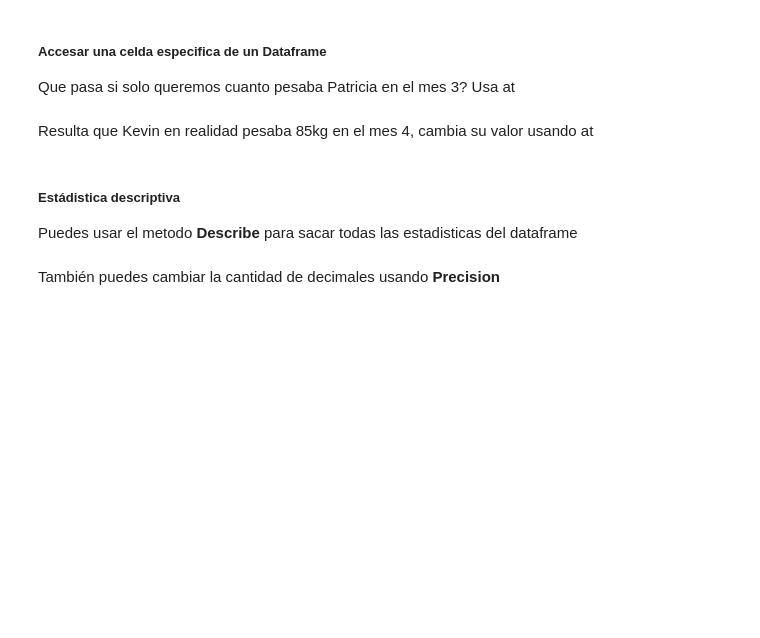
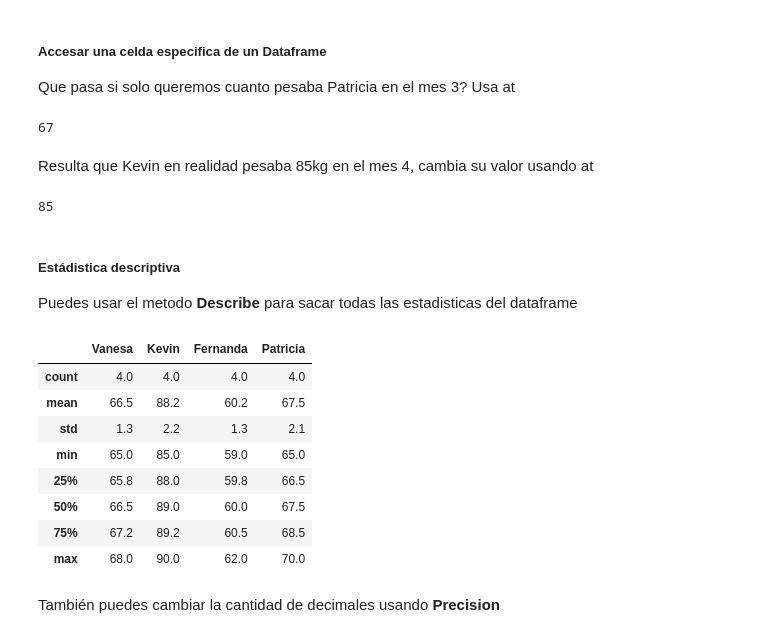
Before and after one commit to CarlosDev2207/6IV8_Mendoza_S-nchez_Carlos_Eduardo_AnalisisDeDatos, a Jupyter notebook: Cuadernos de Trabajo python/Cuadernos de Trabajo/7.-Arreglos con Numpy.ipynb, the cells around one changed output. Cells and saved outputs as stored; diff of their text form; code cells hidden in the pictures; blank space fills up the shorter version.

```diff
--- a/Cuadernos de Trabajo python/Cuadernos de Trabajo/7.-Arreglos con Numpy.ipynb
+++ b/Cuadernos de Trabajo python/Cuadernos de Trabajo/7.-Arreglos con Numpy.ipynb
@@ -435,3 +595,7 @@ Agarra este diccionario y conviertelo en un dataframe
 
  reg_peso = {'Vanesa':[68,67,66,65],'Kevin':[89,89,90,88],
  'Fernanda':[59,60,60,62],'Patricia':[70,68,67,65]}
+# %%
+import pandas as pd
+reg_peso = {'Vanesa':[68,67,66,65],'Kevin':[89,89,90,88],
+ 'Fernanda':[59,60,60,62],'Patricia':[70,68,67,65]}
@@ -437,0 +609,3 @@ Agarra este diccionario y conviertelo en un dataframe
+# %%
+peso = pd.DataFrame(reg_peso)
+peso
@@ -441,6 +621,8 @@ Agarra este diccionario y conviertelo en un dataframe
 Añade los siguientes indices personalizados
 
 peso.index = ['Mes 1','Mes 2','Mes 3','Mes 4']
+# %%
+peso.index = ['Mes 1','Mes 2','Mes 3','Mes 4']
 # %% [markdown]
 ##### Accesar Columnas
 
@@ -469,11 +718,33 @@ Y ahora los pesos mayores a 65kg y menores a 80kg
 ##### Accesar una celda especifica de un Dataframe
 
 Que pasa si solo queremos cuanto pesaba Patricia en el mes 3? Usa at
+# %%
+peso.at['Mes 3','Patricia']
+# %% [output]
+67
 # %% [markdown]
 Resulta que Kevin en realidad pesaba 85kg en el mes 4, cambia su valor usando at
+# %%
+peso.at['Mes 4','Kevin']=85
+# %%
+peso.at['Mes 4','Kevin']
+# %% [output]
+85
 # %% [markdown]
 ##### Estádistica descriptiva
 
 Puedes usar el metodo **Describe** para sacar todas las estadisticas del dataframe
+# %%
+peso.describe()
+# %% [output]
+|  | Vanesa | Kevin | Fernanda | Patricia |
+| count | 4.0 | 4.0 | 4.0 | 4.0 |
+| mean | 66.5 | 88.2 | 60.2 | 67.5 |
+| std | 1.3 | 2.2 | 1.3 | 2.1 |
+| min | 65.0 | 85.0 | 59.0 | 65.0 |
+| 25% | 65.8 | 88.0 | 59.8 | 66.5 |
+| 50% | 66.5 | 89.0 | 60.0 | 67.5 |
+| 75% | 67.2 | 89.2 | 60.5 | 68.5 |
+| max | 68.0 | 90.0 | 62.0 | 70.0 |
 # %% [markdown]
 También puedes cambiar la cantidad de decimales usando **Precision**
```
Also changed, not shown: parts of 47 cells of this notebook.
